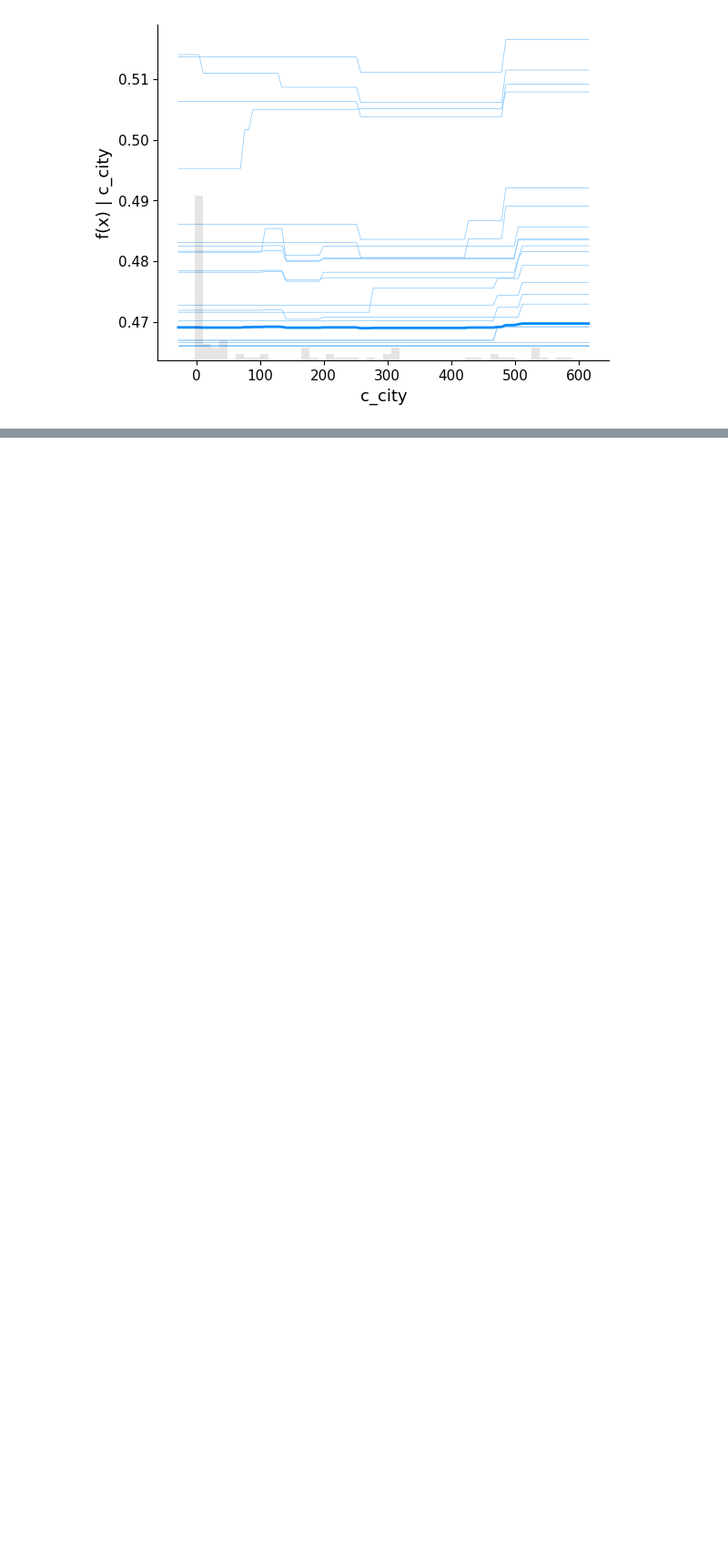
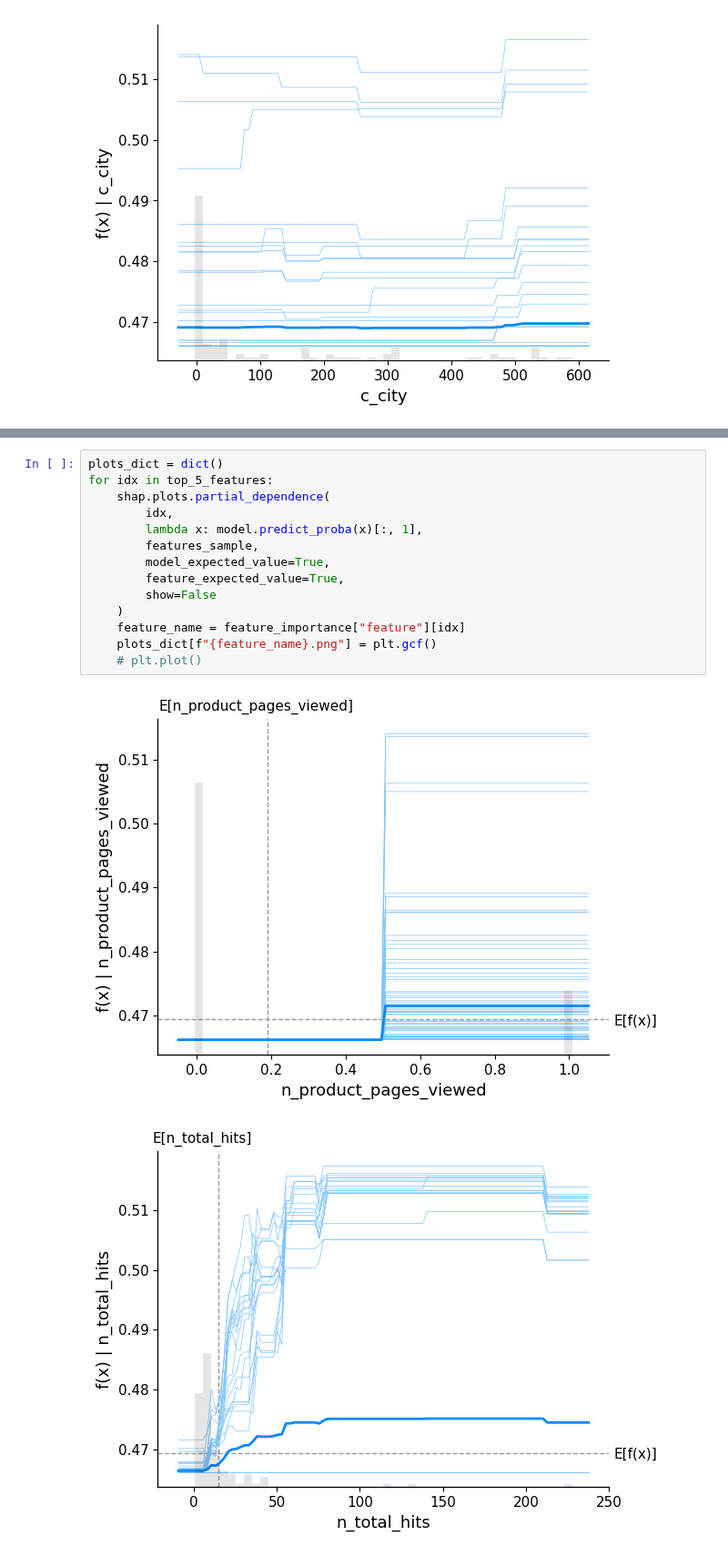
Before and after one commit to getindata/quickstart-ml-blueprints, a Jupyter notebook: ga4-mlops/notebooks/explanation.ipynb, the cells around one changed output, grey strips where cells are left out. Shown at 91% size. Cells and saved outputs as stored; diff of their text form; blank space fills up the shorter version.

```diff
--- a/ga4-mlops/notebooks/explanation.ipynb
+++ b/ga4-mlops/notebooks/explanation.ipynb
@@ -210,0 +267,17 @@ for idx in top_5_features:
+# %%
+plots_dict = dict()
+for idx in top_5_features:
+    shap.plots.partial_dependence(
+        idx,
+        lambda x: model.predict_proba(x)[:, 1],
+        features_sample,
+        model_expected_value=True,
+        feature_expected_value=True,
+        show=False
+    )
+    feature_name = feature_importance["feature"][idx]
+    plots_dict[f"{feature_name}.png"] = plt.gcf()
+    # plt.plot()
+# %% [output]
+[figure, added]
+[figure, added]
```
Also changed, not shown: parts of 19 cells of this notebook, 4 other files.
